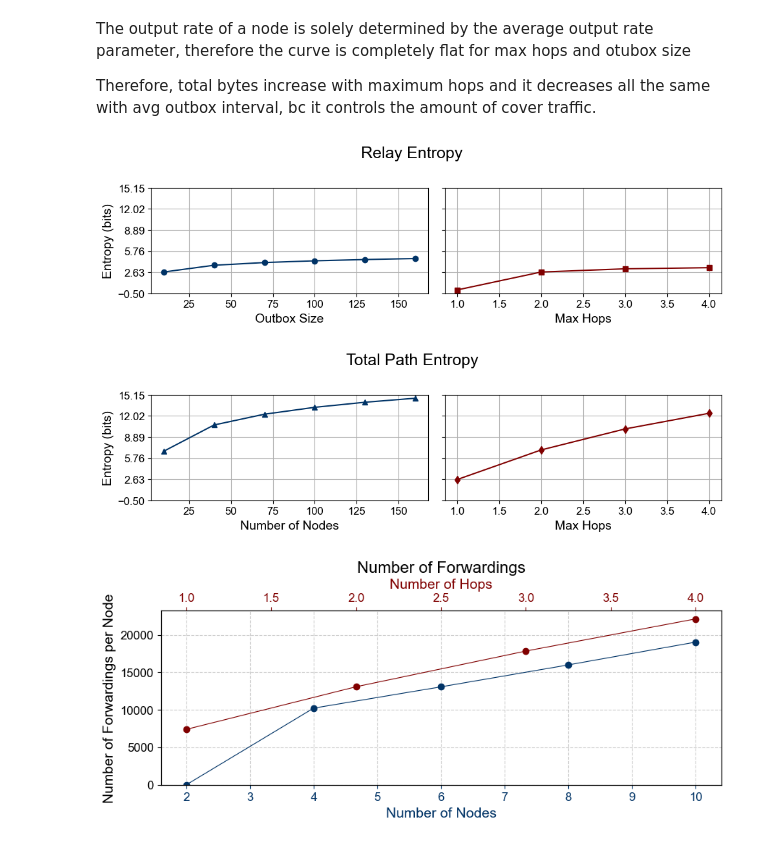
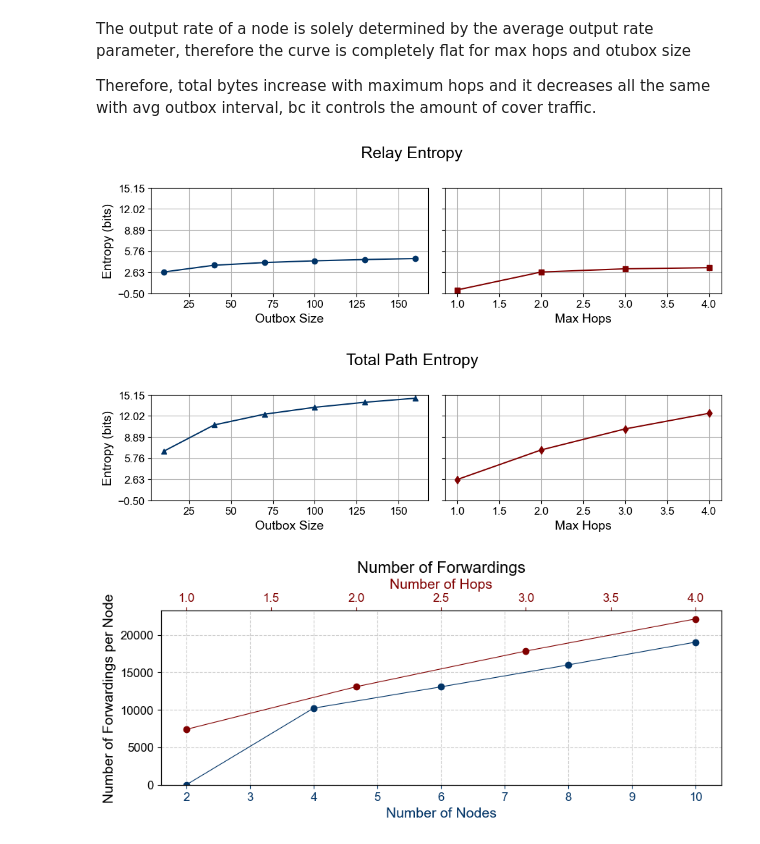
Before and after one commit to Altishofer/DFL_PeerBasedMixing, a Jupyter notebook: experiments/1_general_metrics.ipynb, the cells around one changed output. Saved outputs shown, nothing was run; the diff lists cells and outputs as text; code cells hidden in the pictures.

```diff
--- a/experiments/1_general_metrics.ipynb
+++ b/experiments/1_general_metrics.ipynb
@@ -295,35 +296,35 @@ axs[1].set_ylim(min_y, max_y)
 axs[1].set_yticks(np.linspace(min_y, max_y, 6))
 
 fig.suptitle("Relay Entropy", fontsize=18)
 fig.subplots_adjust(top=0.85)
 fig.tight_layout(rect=[0, 0.03, 1, 1])
 fig.savefig(join(figure_path, "relative_entropy_relay.pdf"), bbox_inches="tight", dpi=600)
 plt.show()
 
 fig, axs = plt.subplots(1, 2, figsize=(10, 3.125))
 
 axs[0].plot(outbox_size, y_e_total_hops, marker='^', color=dark_blue)
-axs[0].set_xlabel("Number of Nodes")
+axs[0].set_xlabel("Outbox Size")
 axs[0].set_ylabel("Entropy (bits)")
 axs[0].grid(True)
 axs[0].set_ylim(min_y, max_y)
 axs[0].set_yticks(np.linspace(min_y, max_y, 6))
 
 axs[1].plot(nr_hops, y_e_total_nodes, marker='d', color=wine_red)
 axs[1].set_xlabel("Max Hops")
 axs[1].set_yticklabels([])
 axs[1].grid(True)
 axs[1].set_ylim(min_y, max_y)
 axs[1].set_yticks(np.linspace(min_y, max_y, 6))
 
 fig.suptitle("Total Path Entropy", fontsize=18)
 fig.subplots_adjust(top=0.85)
 fig.tight_layout(rect=[0, 0.03, 1, 1])
 fig.savefig(join(figure_path, "total_path_entropy.pdf"), bbox_inches="tight", dpi=600)
 plt.show()
 # %% [output]
 [figure]
-[figure, old version]
+[figure, new version]
 # %%
 def get_nr_forwardings(df):
     max_mean = df[df["field"] == "forwarded"].groupby("node")['value'].max().mean()
```
Also changed, not shown: parts of 3 cells of this notebook, 20 other files.
